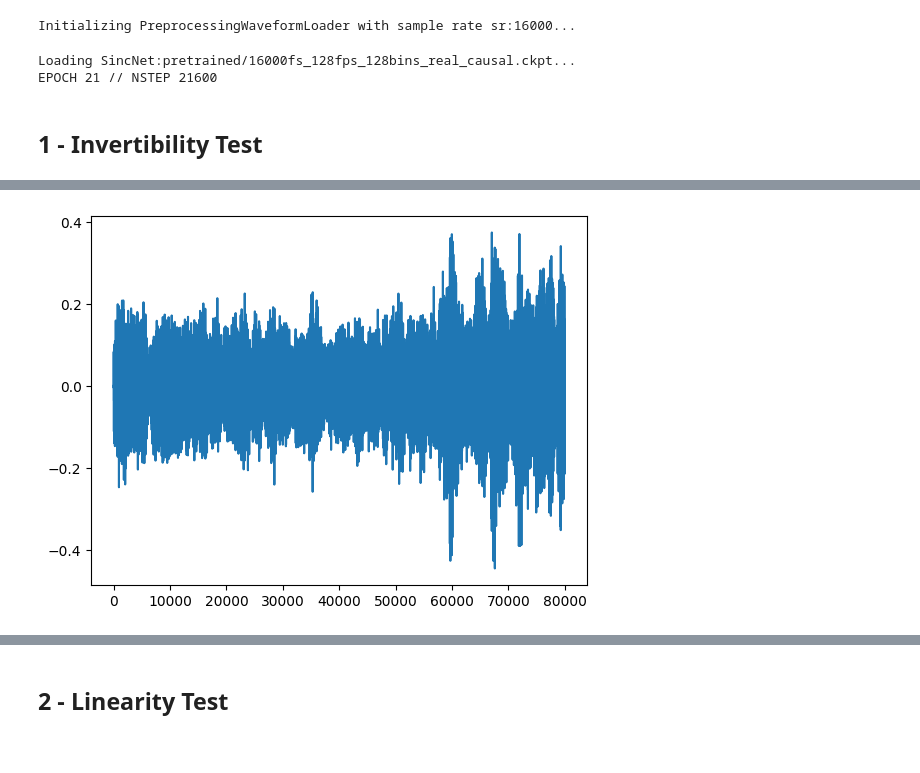
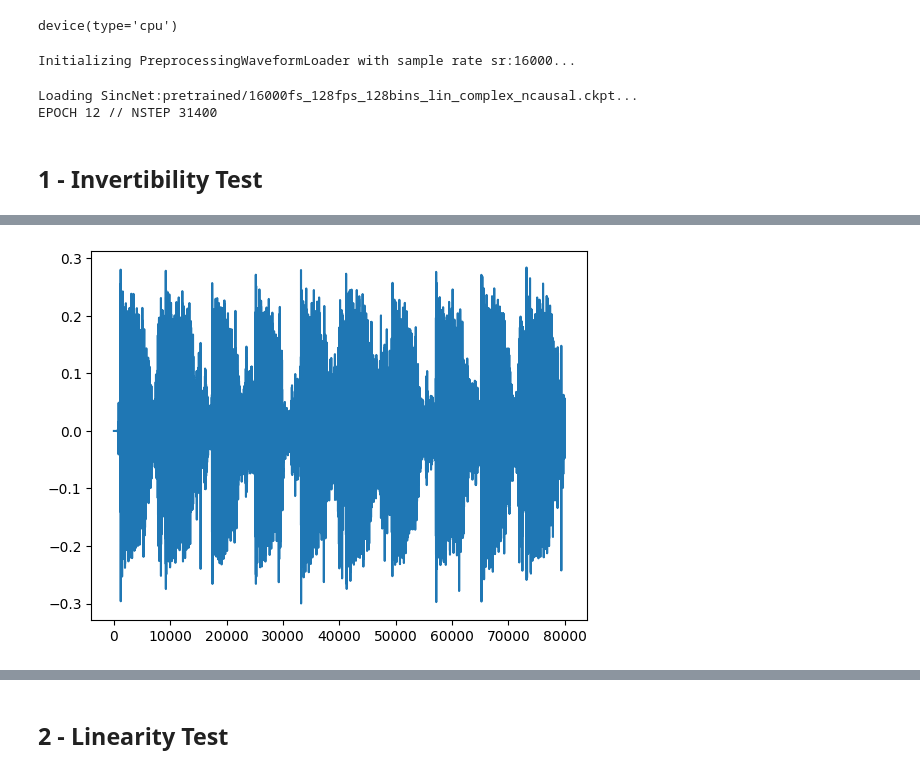
Before and after one commit to wkzng/iSincNet, a Jupyter notebook: demo.ipynb, the cells around one changed output, grey strips where cells are left out. Drawn from its saved outputs; the diff is of its cells as text; code cells hidden in the pictures.

```diff
--- a/demo.ipynb
+++ b/demo.ipynb
@@ -9,8 +9,10 @@ from IPython.display import HTML
 from sincnet.model import SincNet, Quantizer, compute_forward_mu_law_companding
 from datasets.utils.waveform import WaveformLoader
 # %%
-#device = torch.device("cuda" if torch.cuda.is_available() else "cpu")
-device = torch.device("cpu")
+device = torch.device("cuda" if torch.cuda.is_available() else "cpu")
+device
+# %% [output]
+device(type='cpu')
 # %%
 SAMPLE_RATE = 16_000
 audio_loader = WaveformLoader(sample_rate=SAMPLE_RATE)
@@ -24,40 +26,39 @@ weights_folder = "pretrained"
 #weights_folder = f"training/trainings/{config.id}/ckpt"
 # %%
 sinc : SincNet = (
-    #SincNet(fps=128, component="complex", causal=False)
-    SincNet(fps=128, component="real", causal=True)
+    SincNet(fps=128, component="complex", scale="lin", causal=False)
+    #SincNet(fps=128, component="complex", scale="mel", causal=False)
+    #SincNet(fps=128, component="real", scale="lin", causal=True)
+    #SincNet(fps=128, component="real", scale="mel", causal=True)
     .load_pretrained_weights(weights_folder=weights_folder, verbose=True)
     .eval()
     .to(device)
 )
 # %% [output]
-Loading SincNet:pretrained/16000fs_128fps_128bins_real_causal.ckpt...
-EPOCH 21 // NSTEP 21600
+Loading SincNet:pretrained/16000fs_128fps_128bins_lin_complex_ncausal.ckpt...
+EPOCH 12 // NSTEP 31400
 # %% [markdown]
 ## 1 - Invertibility Test
 # %%
 audio_pathes = {
     1:"audio/invertibility/p232_001.wav",
     2:"audio/invertibility/p232_002.wav",
     3:"audio/invertibility/15033000.mp3",
     4:"audio/invertibility/16366200.mp3",
     5:"audio/invertibility/16129994.mp3",
     6:"audio/invertibility/16176213.mp3",
 }
 
-audio_path = audio_pathes[4]
-audio_path = "audio/stellardrone-billions-and-billions.mp3"
-#audio_path = "audio/space-of-soul.mp3"
-
-waveform = audio_loader.load_segment(audio_path, offset=10, duration=5, nchannels=1)
+audio_path = audio_pathes[3]
+waveform = audio_loader.load_segment(audio_path, offset=0, duration=5, nchannels=2)
 loudness = audio_loader.measure_loudness(waveform)
 waveform = audio_loader.normalise_loudness(waveform, loudness, target_lufs=-23)
 
 plt.plot(waveform[0])
 ipd.Audio(waveform, rate=SAMPLE_RATE, autoplay=False)
 # %% [output]
 [interactive output not drawn]
-[figure, old version]
+[figure, new version]
 # %%
 q_bits = 10
 quantizer = Quantizer(q_bits=q_bits)
```
Also changed, not shown: parts of 2 cells of this notebook, 10 other files.
